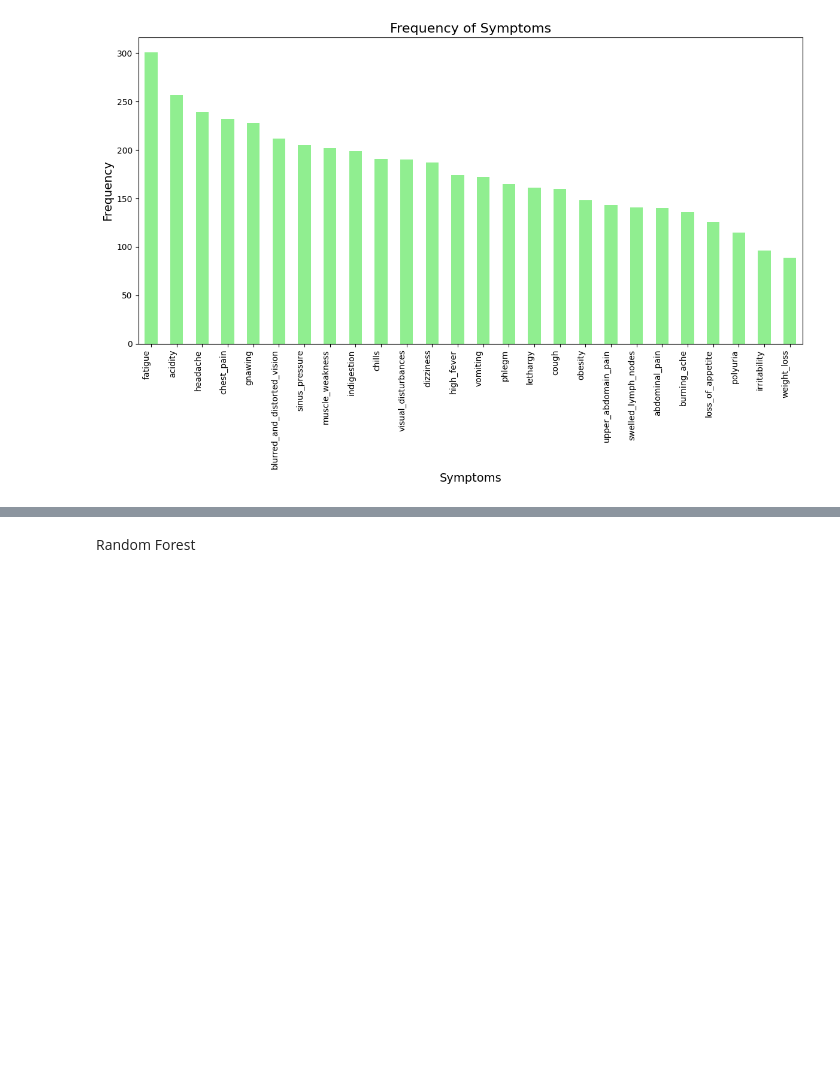
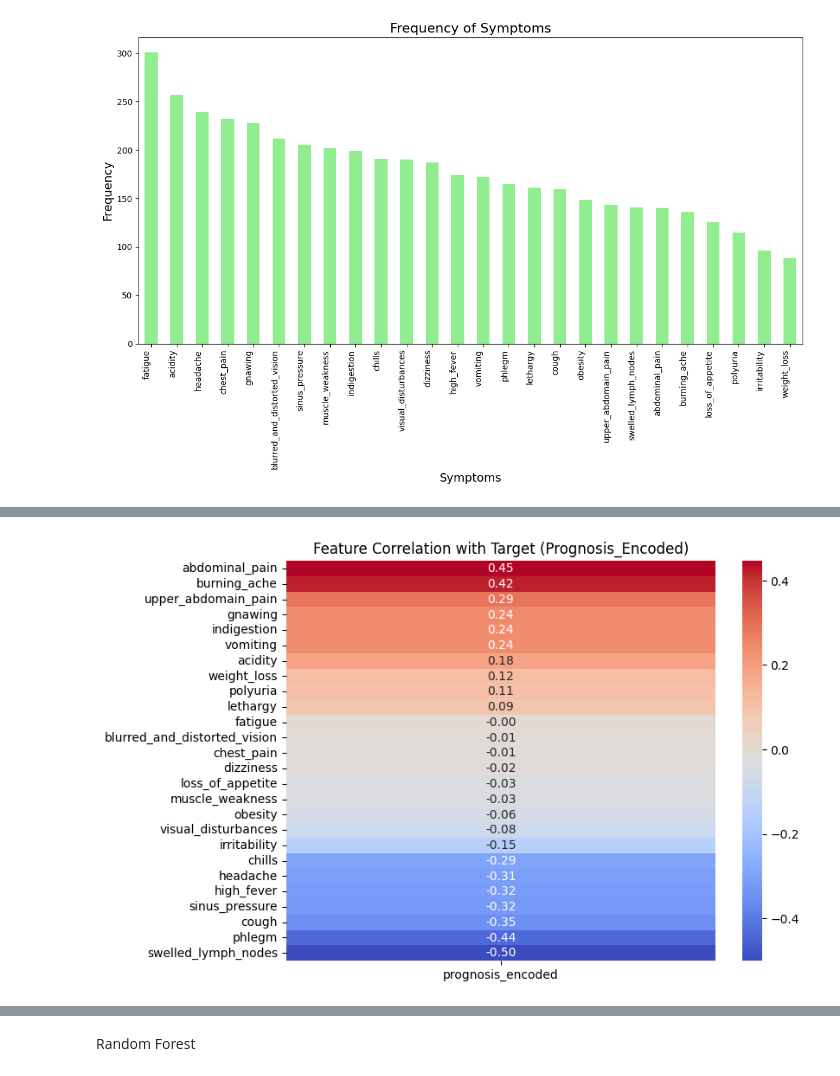
Before and after one commit to Sachinthana-Pathiranage/Sri-Ayu-Ayurvedic-Care, a Jupyter notebook: Notebooks/FESymptoms.ipynb, the cells around one changed output, grey strips where cells are left out. Drawn from its saved outputs; the diff is of its cells as text; code cells hidden in the pictures; blank space fills up the shorter version.

```diff
--- a/Notebooks/FESymptoms.ipynb
+++ b/Notebooks/FESymptoms.ipynb
@@ -226,0 +182,13 @@ Name: Prognosis_Encoded, dtype: float64
+# %%
+# Encoding the target separately
+from sklearn.preprocessing import LabelEncoder
+
+# Separate features and target
+X = data.drop('prognosis', axis=1)  # Features
+y = data['prognosis']              # Target
+
+# Encode the target
+label_encoder = LabelEncoder()
+y_encoded = label_encoder.fit_transform(y)
+#print only the classes with their label
+print(dict(zip(label_encoder.classes_, label_encoder.transform(label_encoder.classes_))))
@@ -245,3 +254,11 @@ plt.show()
+# %%
+#Plot a focused heatmap with correlations between features and the target variable only
+plt.figure(figsize=(8, 6))
+sns.heatmap(target_correlation.to_frame(), annot=True, cmap='coolwarm', fmt='.2f', cbar=True)
+plt.title('Feature Correlation with Target (Prognosis_Encoded)')
+plt.show()
+# %% [output]
+[figure, added]
 # %%
 # Check for non-binary values in binary columns
 binary_columns = [col for col in data.columns if set(data[col].unique()).issubset({0, 1})]
```
Also changed, not shown: parts of 19 cells of this notebook.
